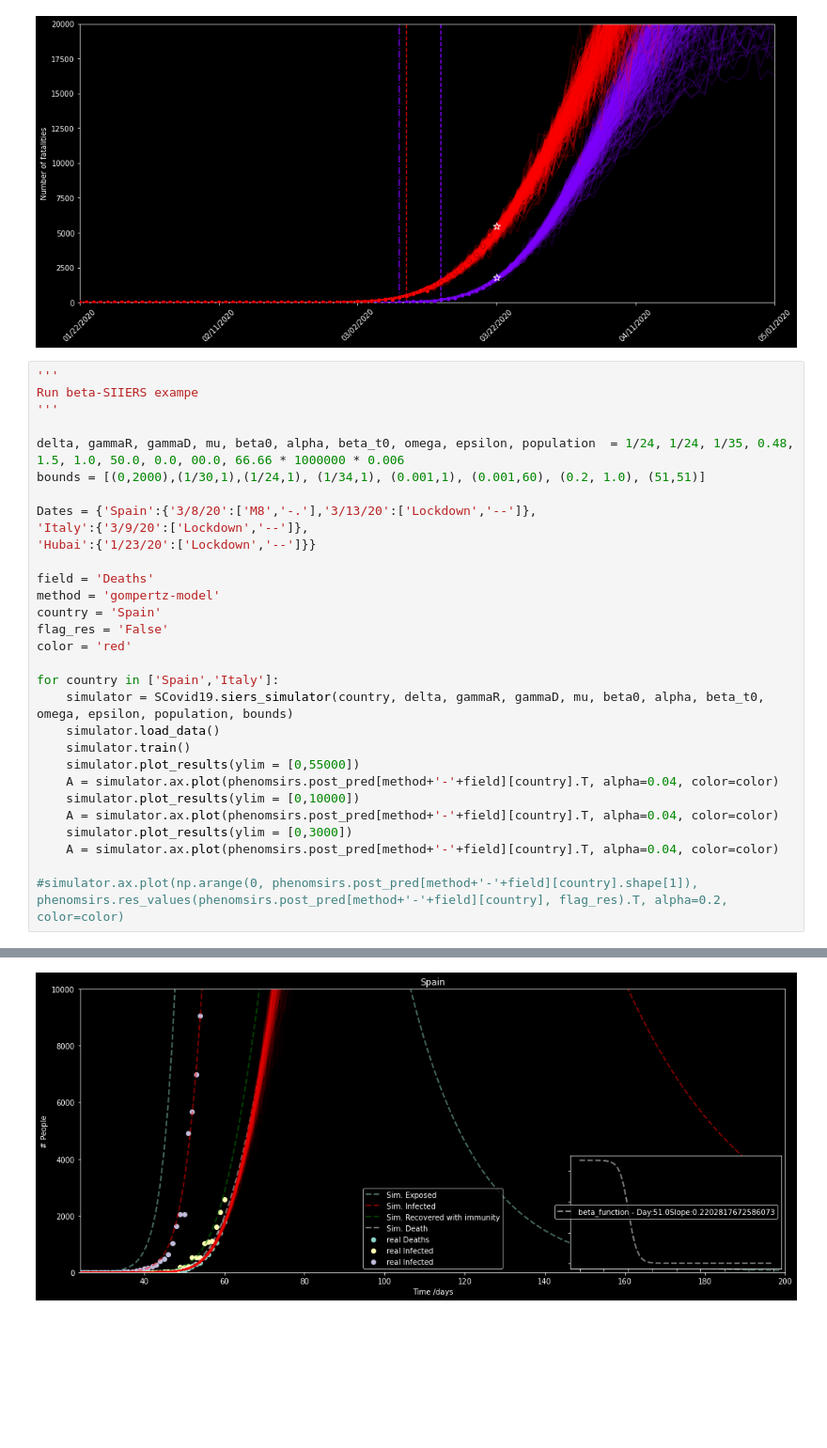
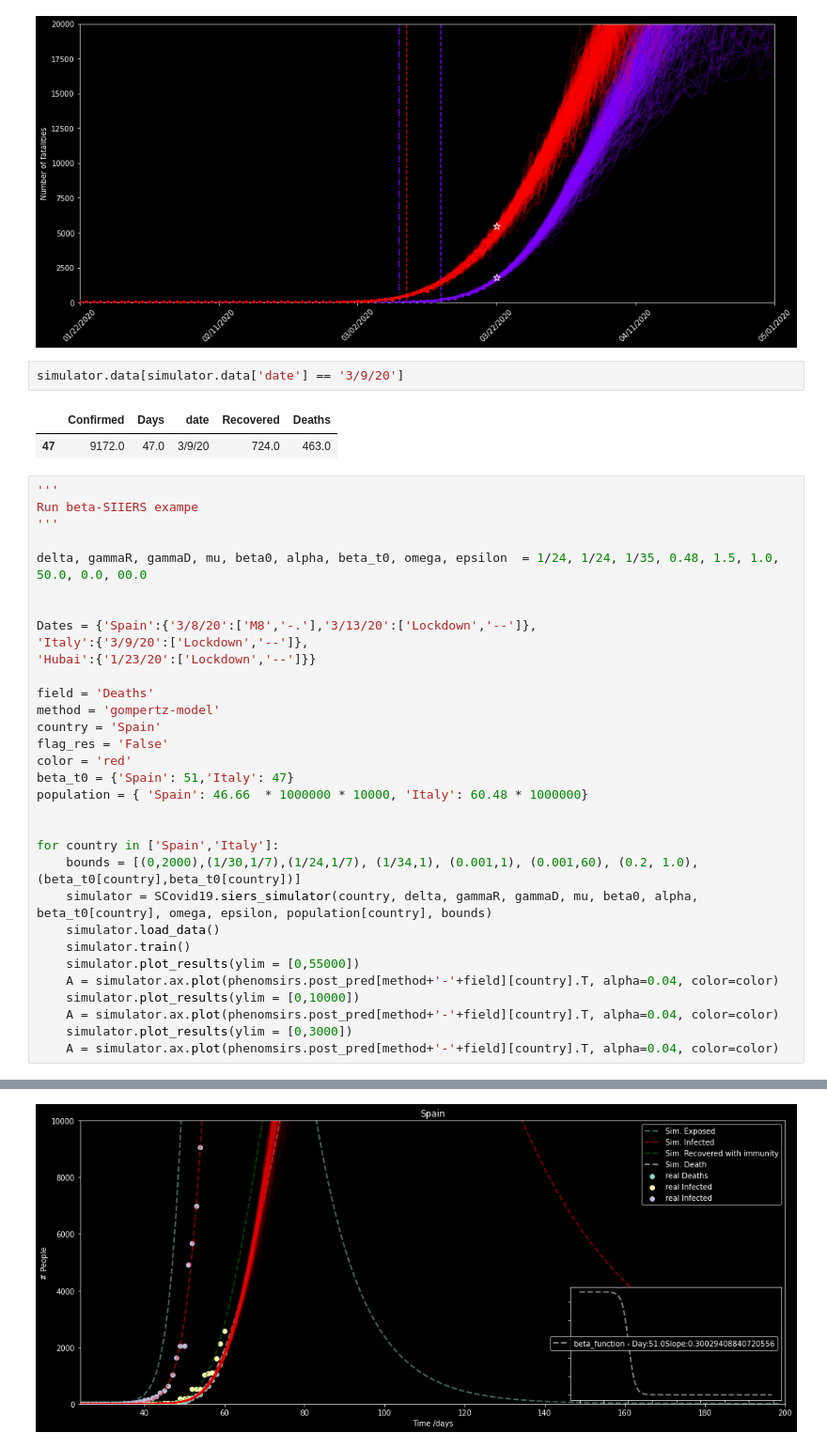
Before and after one commit to mkefly/Simulations-COVID19, a Jupyter notebook: notebooks/test_notebook.ipynb, the cells around one changed output, grey strips where cells are left out. Shown at 94% size. Cells and saved outputs as stored; diff of their text form; blank space fills up the shorter version.

```diff
--- a/notebooks/test_notebook.ipynb
+++ b/notebooks/test_notebook.ipynb
@@ -110,13 +110,18 @@ Series.nonzero() is deprecated and will be removed in a future version.Use Serie
 Series.nonzero() is deprecated and will be removed in a future version.Use Series.to_numpy().nonzero() instead
 [figure]
 [figure]
+# %%
+simulator.data[simulator.data['date'] == '3/9/20']
+# %% [output]
+|  | Confirmed | Days | date | Recovered | Deaths |
+| 47 | 9172.0 | 47.0 | 3/9/20 | 724.0 | 463.0 |
 # %%
 '''
 Run beta-SIIERS exampe
 '''
 
-delta, gammaR, gammaD, mu, beta0, alpha, beta_t0, omega, epsilon, population  = 1/24, 1/24, 1/35, 0.48, 1.5, 1.0, 50.0, 0.0, 00.0, 66.66 * 1000000 * 0.006
-bounds = [(0,2000),(1/30,1),(1/24,1), (1/34,1), (0.001,1), (0.001,60), (0.2, 1.0), (51,51)]
+delta, gammaR, gammaD, mu, beta0, alpha, beta_t0, omega, epsilon  = 1/24, 1/24, 1/35, 0.48, 1.5, 1.0, 50.0, 0.0, 00.0
+
 
 Dates = {'Spain':{'3/8/20':['M8','-.'],'3/13/20':['Lockdown','--']},
 'Italy':{'3/9/20':['Lockdown','--']},
@@ -127,9 +132,13 @@ method = 'gompertz-model'
 country = 'Spain'
 flag_res = 'False'
 color = 'red'
+beta_t0 = {'Spain': 51,'Italy': 47}
+population = { 'Spain': 46.66  * 1000000 * 10000, 'Italy': 60.48 * 1000000}
+
 
 for country in ['Spain','Italy']:
-    simulator = SCovid19.siers_simulator(country, delta, gammaR, gammaD, mu, beta0, alpha, beta_t0, omega, epsilon, population, bounds)
+    bounds = [(0,2000),(1/30,1/7),(1/24,1/7), (1/34,1), (0.001,1), (0.001,60), (0.2, 1.0), (beta_t0[country],beta_t0[country])]
+    simulator = SCovid19.siers_simulator(country, delta, gammaR, gammaD, mu, beta0, alpha, beta_t0[country], omega, epsilon, population[country], bounds)
     simulator.load_data()
     simulator.train()
     simulator.plot_results(ylim = [0,55000])
@@ -138,6 +147,4 @@ for country in ['Spain','Italy']:
     A = simulator.ax.plot(phenomsirs.post_pred[method+'-'+field][country].T, alpha=0.04, color=color)
     simulator.plot_results(ylim = [0,3000])
     A = simulator.ax.plot(phenomsirs.post_pred[method+'-'+field][country].T, alpha=0.04, color=color)
-
-#simulator.ax.plot(np.arange(0, phenomsirs.post_pred[method+'-'+field][country].shape[1]), phenomsirs.res_values(phenomsirs.post_pred[method+'-'+field][country], flag_res).T, alpha=0.2, color=color)
 # %% [output]
@@ -162 +169 @@ Lockdown strength: 0.2
-[figure, old version]
+[figure, new version]
```
Also changed, not shown: parts of 2 cells of this notebook.
